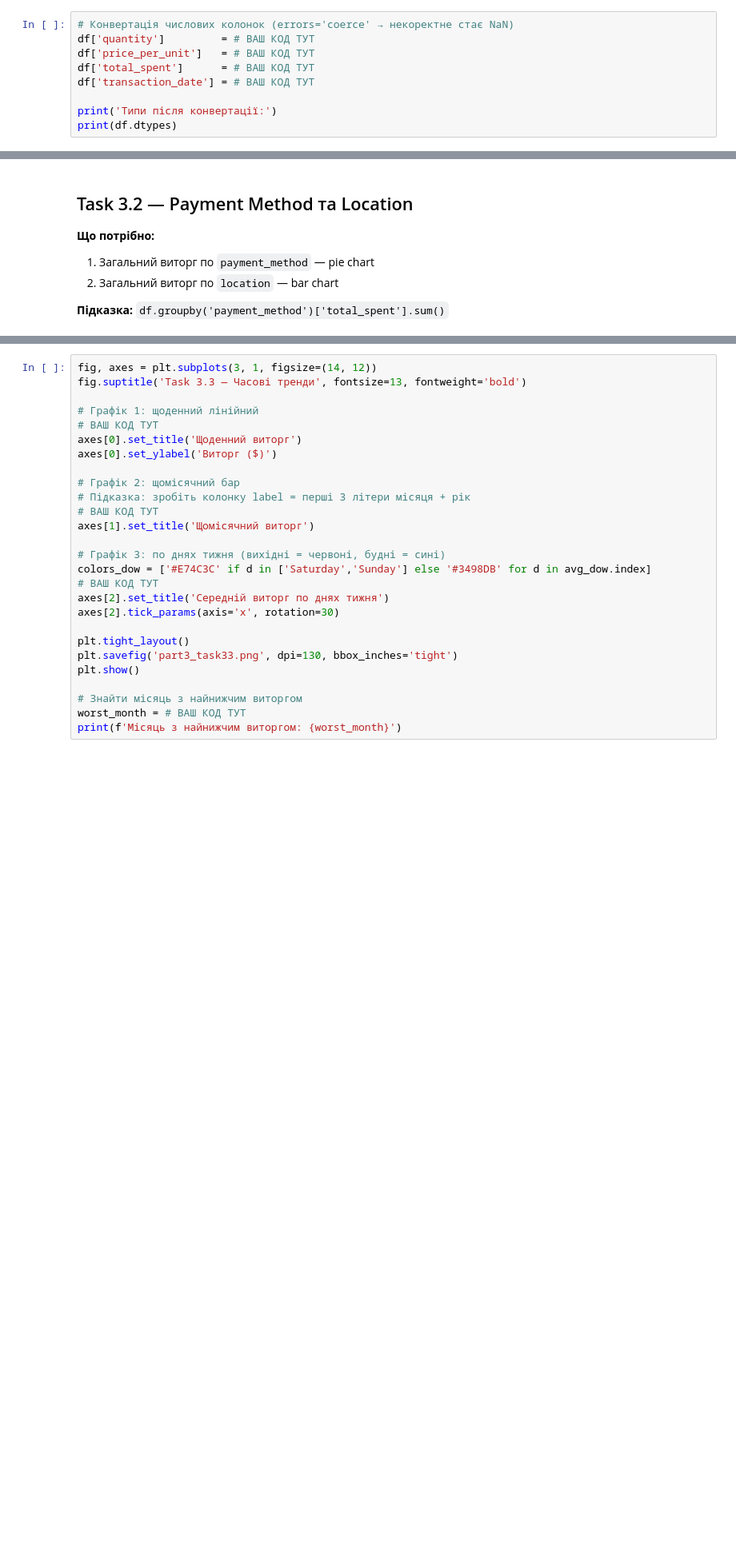
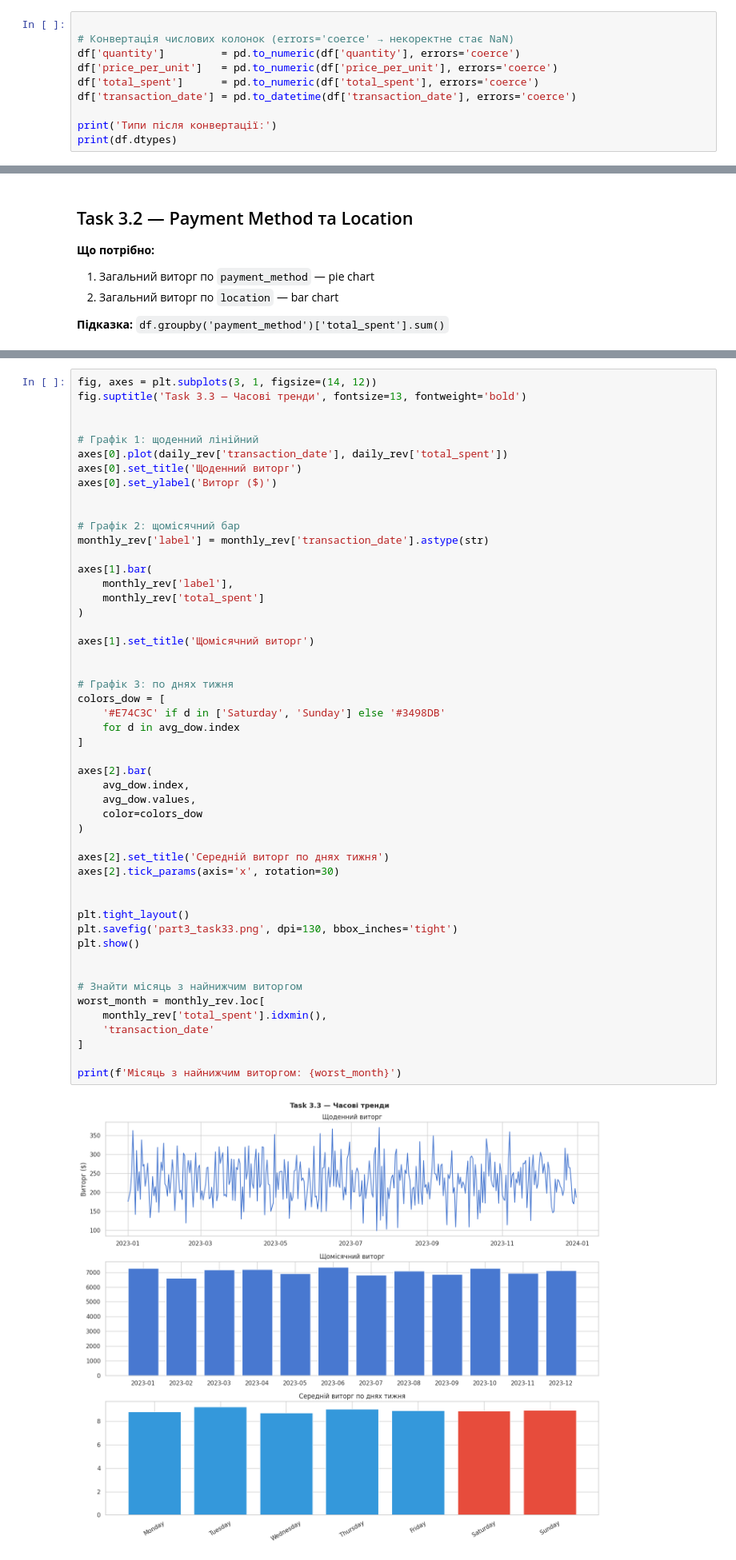
Before and after one commit to VikiTarasova/Analysis_Cafe_Sales, a Jupyter notebook: 11_06_26_cafe_eda_workbook_version2.ipynb, the cells around one changed output, grey strips where cells are left out. Shown at 80% size. Saved outputs shown, nothing was run; the diff lists cells and outputs as text; blank space fills up the shorter version.

````diff
--- a/11_06_26_cafe_eda_workbook_version2.ipynb
+++ b/11_06_26_cafe_eda_workbook_version2.ipynb
@@ -333,11 +333,12 @@ df.groupby('item')['price_per_unit'].agg(lambda x: x.mode()[0]).to_dict()
 df.groupby('item')['quantity'].transform('median')
 ```
 # %%
+
 # Конвертація числових колонок (errors='coerce' → некоректне стає NaN)
-df['quantity']         = # ВАШ КОД ТУТ
-df['price_per_unit']   = # ВАШ КОД ТУТ
-df['total_spent']      = # ВАШ КОД ТУТ
-df['transaction_date'] = # ВАШ КОД ТУТ
+df['quantity']         = pd.to_numeric(df['quantity'], errors='coerce')
+df['price_per_unit']   = pd.to_numeric(df['price_per_unit'], errors='coerce')
+df['total_spent']      = pd.to_numeric(df['total_spent'], errors='coerce')
+df['transaction_date'] = pd.to_datetime(df['transaction_date'], errors='coerce')
 
 print('Типи після конвертації:')
 print(df.dtypes)
@@ -610,27 +891,52 @@ print(f'Найгірший день: {avg_dow.idxmin()}')
 # %%
 fig, axes = plt.subplots(3, 1, figsize=(14, 12))
 fig.suptitle('Task 3.3 — Часові тренди', fontsize=13, fontweight='bold')
 
+
 # Графік 1: щоденний лінійний
-# ВАШ КОД ТУТ
+axes[0].plot(daily_rev['transaction_date'], daily_rev['total_spent'])
 axes[0].set_title('Щоденний виторг')
 axes[0].set_ylabel('Виторг ($)')
 
+
 # Графік 2: щомісячний бар
-# Підказка: зробіть колонку label = перші 3 літери місяця + рік
-# ВАШ КОД ТУТ
+monthly_rev['label'] = monthly_rev['transaction_date'].astype(str)
+
+axes[1].bar(
+    monthly_rev['label'],
+    monthly_rev['total_spent']
+)
+
 axes[1].set_title('Щомісячний виторг')
 
-# Графік 3: по днях тижня (вихідні = червоні, будні = сині)
-colors_dow = ['#E74C3C' if d in ['Saturday','Sunday'] else '#3498DB' for d in avg_dow.index]
-# ВАШ КОД ТУТ
+
+# Графік 3: по днях тижня
+colors_dow = [
+    '#E74C3C' if d in ['Saturday', 'Sunday'] else '#3498DB'
+    for d in avg_dow.index
+]
+
+axes[2].bar(
+    avg_dow.index,
+    avg_dow.values,
+    color=colors_dow
+)
+
 axes[2].set_title('Середній виторг по днях тижня')
 axes[2].tick_params(axis='x', rotation=30)
+
 
 plt.tight_layout()
 plt.savefig('part3_task33.png', dpi=130, bbox_inches='tight')
 plt.show()
 
+
 # Знайти місяць з найнижчим виторгом
-worst_month = # ВАШ КОД ТУТ
+worst_month = monthly_rev.loc[
+    monthly_rev['total_spent'].idxmin(),
+    'transaction_date'
+]
+
 print(f'Місяць з найнижчим виторгом: {worst_month}')
+# %% [output]
+[figure, added]
````
Also changed, not shown: parts of 36 cells of this notebook.
